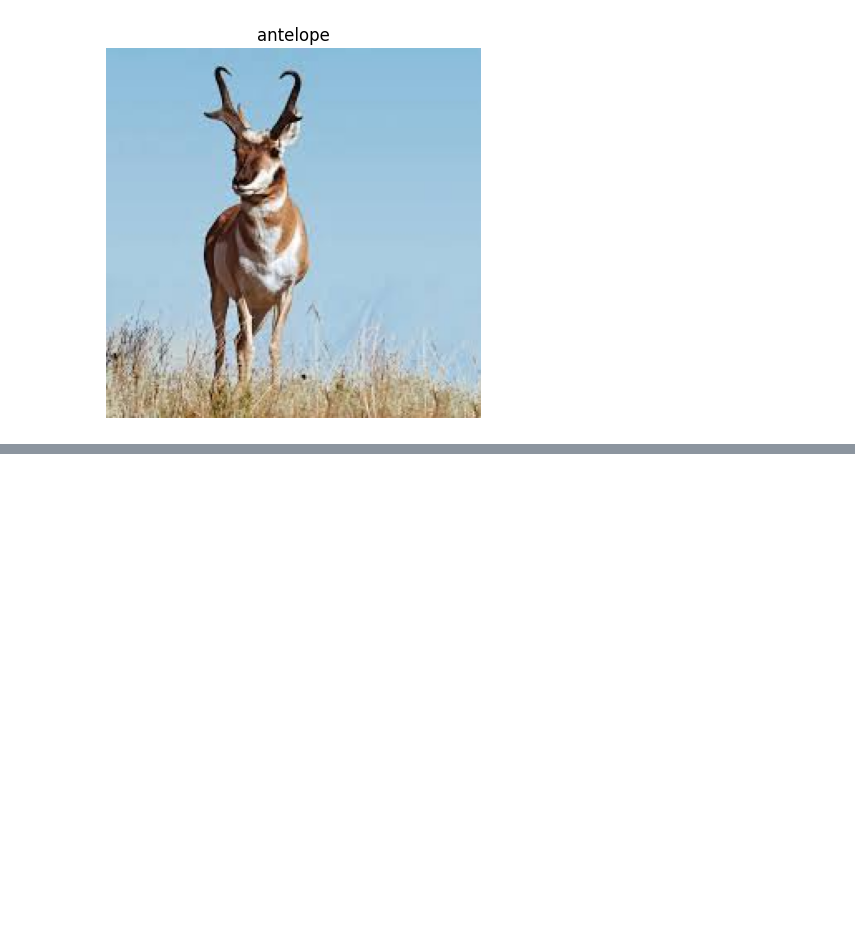
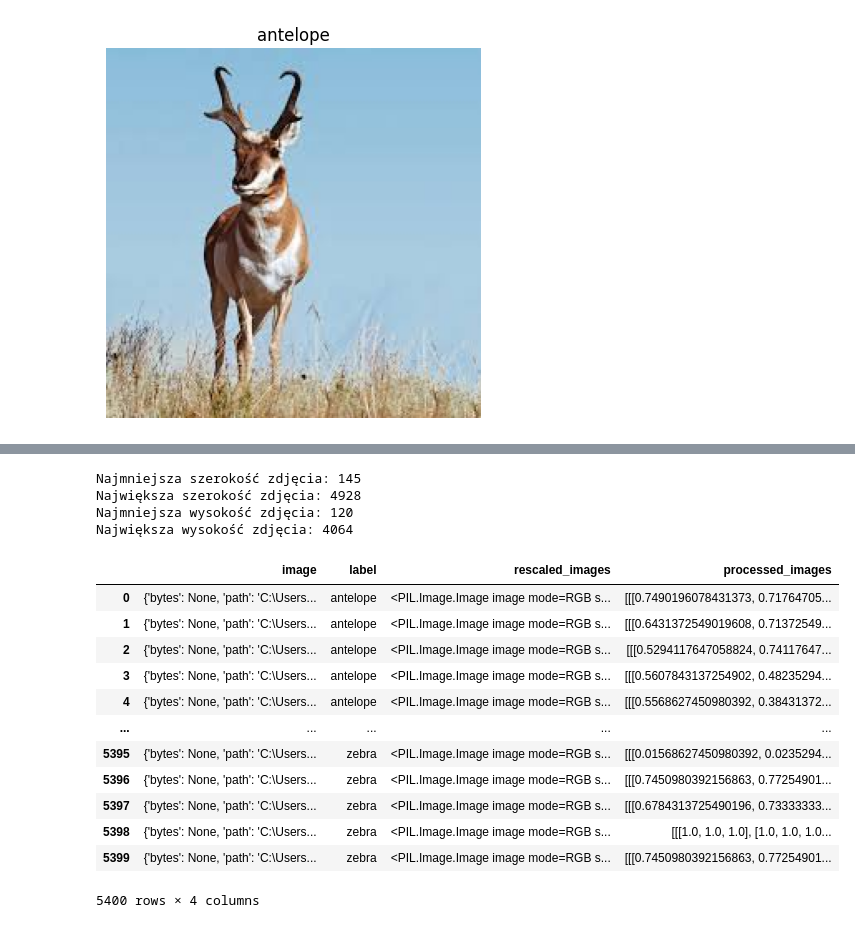
Before and after one commit to Miczel00/ZUM_Project, a Jupyter notebook: Data_cleaning.ipynb, the cells around one changed output, grey strips where cells are left out. Saved outputs shown, nothing was run; the diff lists cells and outputs as text; code cells hidden in the pictures; blank space fills up the shorter version.

```diff
--- a/Data_cleaning.ipynb
+++ b/Data_cleaning.ipynb
@@ -175,0 +200,20 @@ for i, img_info in enumerate(imgs):
+# %%
+# Sprawdzenie największych i najmniejszych wysokości i szerokości zdjęć
+imgs_widths = []
+imgs_heights = []
+
+for i, img_info in enumerate(df['image']):
+    image_path = img_info['path']
+    image = Image.open(image_path)
+    imgs_widths.append(image.size[0])
+    imgs_heights.append(image.size[1])
+
+print(f"Najmniejsza szerokość zdjęcia: {min(imgs_widths)}")
+print(f"Największa szerokość zdjęcia: {max(imgs_widths)}")
+print(f"Najmniejsza wysokość zdjęcia: {min(imgs_heights)}")
+print(f"Największa wysokość zdjęcia: {max(imgs_heights)}")
+# %% [output]
+Najmniejsza szerokość zdjęcia: 145
+Największa szerokość zdjęcia: 4928
+Najmniejsza wysokość zdjęcia: 120
+Największa wysokość zdjęcia: 4064
@@ -175,0 +240,16 @@ for i, img_info in enumerate(imgs):
+# %%
+df
+# %% [output]
+|  | image | label | rescaled_images | processed_images |
+| 0 | {'bytes': None, 'path': 'C:\Users... | antelope | <PIL.Image.Image image mode=RGB s... | [[[0.7490196078431373, 0.71764705... |
+| 1 | {'bytes': None, 'path': 'C:\Users... | antelope | <PIL.Image.Image image mode=RGB s... | [[[0.6431372549019608, 0.71372549... |
+| 2 | {'bytes': None, 'path': 'C:\Users... | antelope | <PIL.Image.Image image mode=RGB s... | [[[0.5294117647058824, 0.74117647... |
+| 3 | {'bytes': None, 'path': 'C:\Users... | antelope | <PIL.Image.Image image mode=RGB s... | [[[0.5607843137254902, 0.48235294... |
+| 4 | {'bytes': None, 'path': 'C:\Users... | antelope | <PIL.Image.Image image mode=RGB s... | [[[0.5568627450980392, 0.38431372... |
+| ... | ... | ... | ... | ... |
+| 5395 | {'bytes': None, 'path': 'C:\Users... | zebra | <PIL.Image.Image image mode=RGB s... | [[[0.01568627450980392, 0.0235294... |
+| 5396 | {'bytes': None, 'path': 'C:\Users... | zebra | <PIL.Image.Image image mode=RGB s... | [[[0.7450980392156863, 0.77254901... |
+| 5397 | {'bytes': None, 'path': 'C:\Users... | zebra | <PIL.Image.Image image mode=RGB s... | [[[0.6784313725490196, 0.73333333... |
+| 5398 | {'bytes': None, 'path': 'C:\Users... | zebra | <PIL.Image.Image image mode=RGB s... | [[[1.0, 1.0, 1.0], [1.0, 1.0, 1.0... |
+| 5399 | {'bytes': None, 'path': 'C:\Users... | zebra | <PIL.Image.Image image mode=RGB s... | [[[0.7450980392156863, 0.77254901... |
+5400 rows × 4 columns
```
Also changed, not shown: parts of 14 cells of this notebook, 1 other file.
